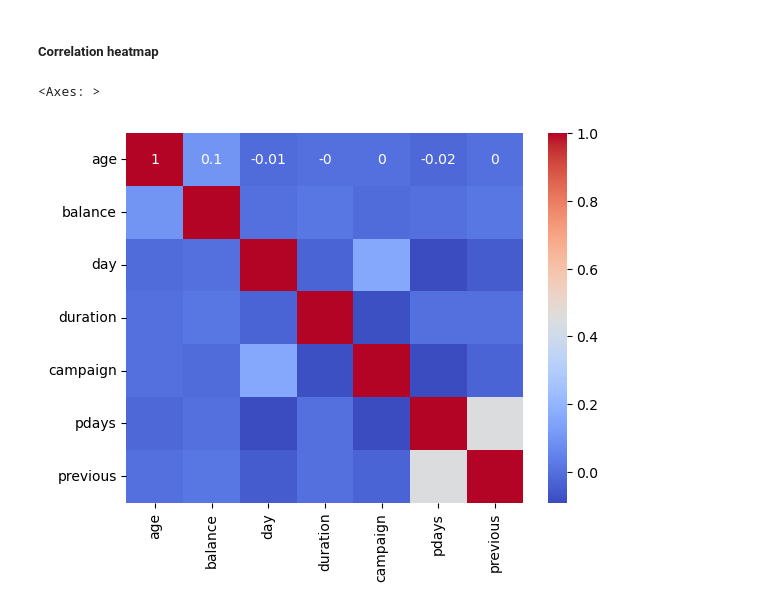
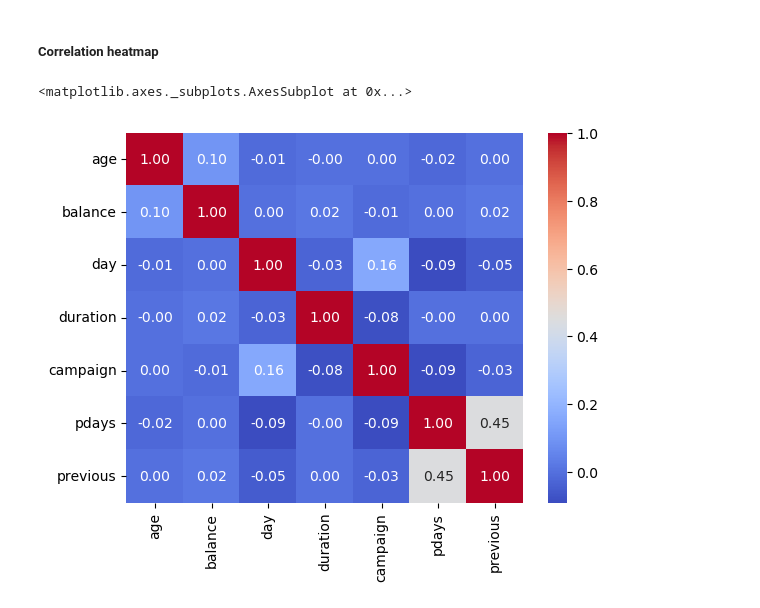
Before and after one commit to chMastellou/Data_Analysis_Assignment_2024, a Jupyter notebook: data_preprocessing/data_preprocessing.ipynb, the cells around one changed output. Cells and saved outputs as stored; diff of their text form; code cells hidden in the pictures.

```diff
--- a/data_preprocessing/data_preprocessing.ipynb
+++ b/data_preprocessing/data_preprocessing.ipynb
@@ -263,7 +373,9 @@ dtype: float64
 # %% [markdown]
 ##### Correlation heatmap
 # %%
-sns.heatmap(numeric_columns.corr().round(2), cmap='coolwarm', annot=True)
+correlation_matrix = numeric_columns.corr().round(2)
+correlation_matrix
+sns.heatmap(correlation_matrix, cmap='coolwarm', annot=True,  fmt='.2f')
 # %% [output]
-<Axes: >
+<matplotlib.axes._subplots.AxesSubplot at 0x...>
-[figure, old version]
+[figure, new version]
```
Also changed, not shown: parts of 16 cells of this notebook.
